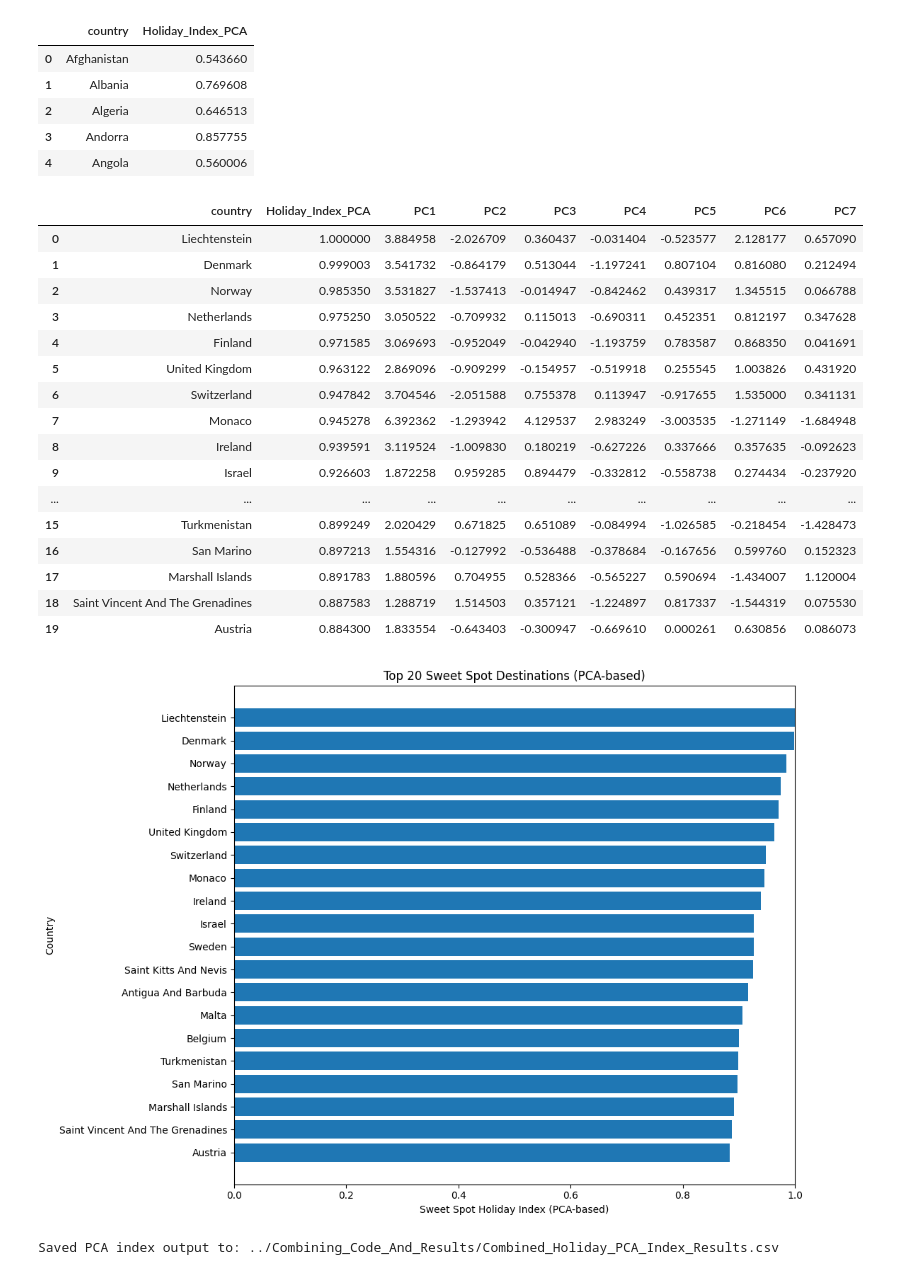
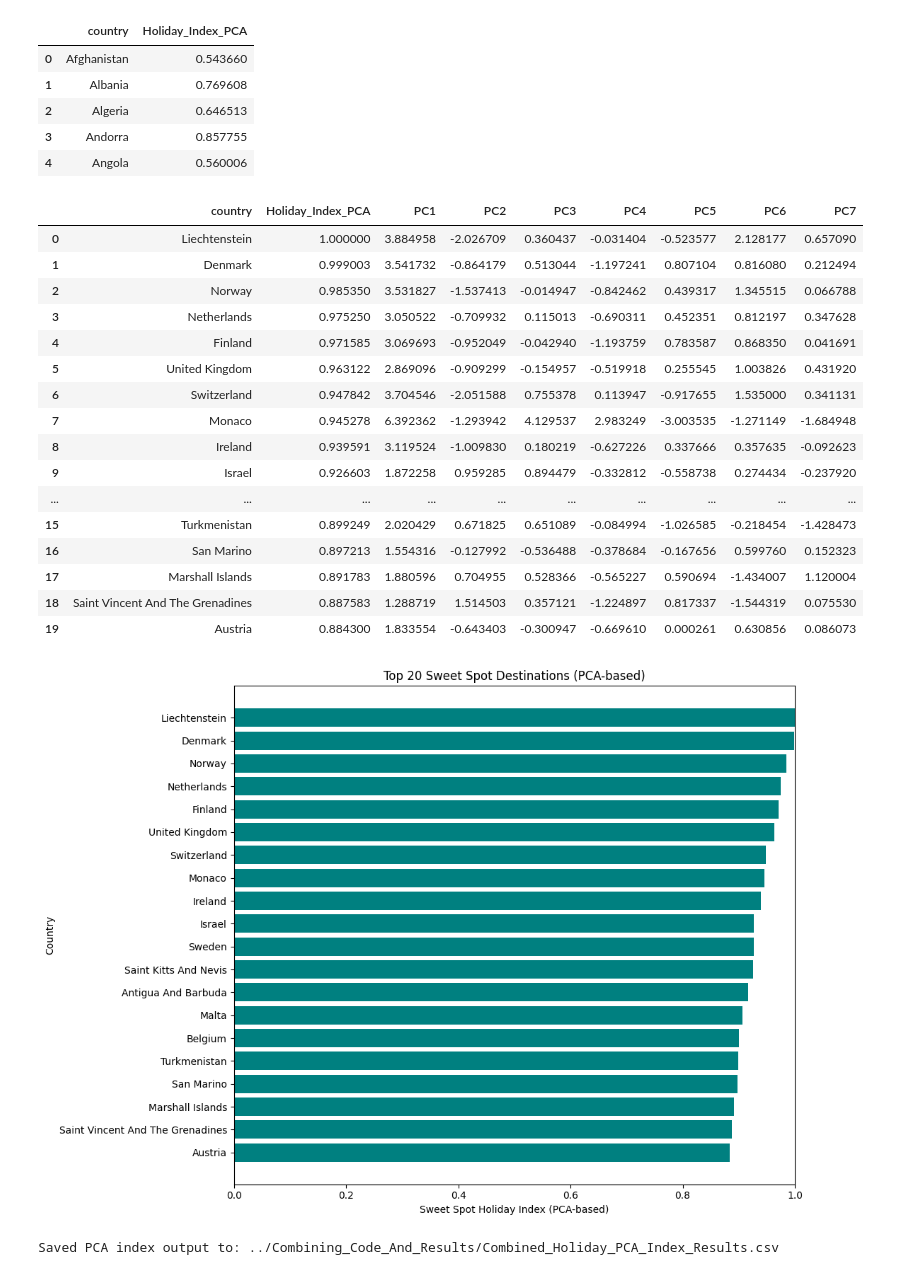
Before and after one commit to JdcStig/JamieDuffyCreagh_DAV_CA_Holiday, a Jupyter notebook: CA/Holiday/Indexes/index_sweetspot_holiday_pca.ipynb, the cells around one changed output. Saved outputs shown, nothing was run; the diff lists cells and outputs as text; code cells hidden in the pictures.

```diff
--- a/CA/Holiday/Indexes/index_sweetspot_holiday_pca.ipynb
+++ b/CA/Holiday/Indexes/index_sweetspot_holiday_pca.ipynb
@@ -66,12 +66,7 @@ print(f"Using {len(selected_pcs)} PCs: {selected_pcs}")
 Using 7 PCs: ['PC1', 'PC2', 'PC3', 'PC4', 'PC5', 'PC6', 'PC7']
 # %%
 # 2) Build a proxy desirability score from human-friendly rules
-# The proxy is a temporary "best holiday" score made from normal travel preferences
-# (good weather, affordable costs, lower disaster risk).
-#
-# PCA gives components (PCs), but each PC can point in either direction (+ or -).
-# The proxy gives me a practical reference so I can later decide which PC direction
-# means "better holiday" before building the final PCA index.
+# This proxy helps us determine whether each PC direction aligns with "better holiday"
 def target_score(series, ideal_low, ideal_high, worst_low, worst_high):
     # Best score near the center of an ideal range, fading toward worst bounds
     s = pd.to_numeric(series, errors="coerce")
@@ -89,7 +84,7 @@ def target_score(series, ideal_low, ideal_high, worst_low, worst_high):
 
 
 def low_is_better_score(series, best, worst):
-    # Lower values are better (e.g disaster count)
+    # Lower values are better (for example: disaster count)
     s = pd.to_numeric(series, errors="coerce")
     span = max(worst - best, 1e-9)
     score = 1 - ((s - best) / span)
@@ -98,7 +93,7 @@ def low_is_better_score(series, best, worst):
 
 
 def high_is_better_score(series, worst, best):
-    # Higher values are better (e.g condition score)
+    # Higher values are better (for example: condition score)
     s = pd.to_numeric(series, errors="coerce")
     span = max(best - worst, 1e-9)
     score = (s - worst) / span
@@ -119,10 +114,11 @@ specs = {
     "Unique_Days_Under_Threat": {"type": "low", "best": 0.0, "worst": 365.0},
 }
 
-# Read the full base table that has the original feature columns.
+# Read base feature table and only score fields that actually exist
 proxy_df = pd.read_csv(base_path)
+available = [c for c in specs if c in proxy_df.columns]
 
-for col in specs:
+for col in available:
     cfg = specs[col]
     if cfg["type"] == "target":
         proxy_df[f"score_{col}"] = target_score(proxy_df[col], cfg["ideal_low"], cfg["ideal_high"], cfg["worst_low"], cfg["worst_high"])
@@ -139,17 +135,12 @@ def geometric_mean_of_existing(frame, cols, eps=1e-6):
     clipped = frame[use_cols].clip(lower=eps)
     return np.exp(np.log(clipped).mean(axis=1))
 
-# Combine metric-level scores into 3 group scores (Economy, Environment, Risk),
-# then combine those into one proxy index.
-#
-# Value of the proxy: it is not your final ranking output.
-# It is a helper signal used in the next step to orient PCA components correctly.
+# Build grouped proxy scores, then a single weighted proxy holiday index
 proxy_df["Economy_Score"] = geometric_mean_of_existing(proxy_df, ["score_Mid_range_meal_pp", "score_One_way_local_transport_ticket", "score_Apartment"])
 proxy_df["Environment_Score"] = geometric_mean_of_existing(proxy_df, ["score_temperature_celsius", "score_wind_kph", "score_uv_index", "score_condition_score"])
 proxy_df["Risk_Score"] = geometric_mean_of_existing(proxy_df, ["score_Disaster_Count", "score_Median_Severity", "score_Unique_Days_Under_Threat"])
 proxy_df["Proxy_Holiday_Index"] = 0.35 * proxy_df["Economy_Score"] + 0.40 * proxy_df["Environment_Score"] + 0.25 * proxy_df["Risk_Score"]
 
-# Keep only what we need for alignment in the next cell: country + proxy index.
 proxy_view = proxy_df[["country", "Proxy_Holiday_Index"]].copy()
 display(proxy_view.head())
 # %% [output]
@@ -221,35 +212,35 @@ display(top_20_pca)
 # Horizontal bar chart makes country labels easier to read
 plot_df = top_20_pca.sort_values("Holiday_Index_PCA", ascending=True)
 plt.figure(figsize=(11, 8))
-plt.barh(plot_df["country"], plot_df["Holiday_Index_PCA"])
+plt.barh(plot_df["country"], plot_df["Holiday_Index_PCA"], color="teal")
 plt.xlabel("Sweet Spot Holiday Index (PCA-based)")
 plt.ylabel("Country")
 plt.title("Top 20 Sweet Spot Destinations (PCA-based)")
 plt.xlim(0, 1)
 plt.tight_layout()
 plt.show()
 
 # Save full country-level PCA index output for reuse in reports/analysis
 output_path = "../Combining_Code_And_Results/Combined_Holiday_PCA_Index_Results.csv"
 work[["country", "Holiday_Index_PCA"] + selected_pcs].to_csv(output_path, index=False)
 print(f"Saved PCA index output to: {output_path}")
 # %% [output]
 |  | country | Holiday_Index_PCA | PC1 | PC2 | PC3 | PC4 | PC5 | PC6 | PC7 |
 | 0 | Liechtenstein | 1.000000 | 3.884958 | -2.026709 | 0.360437 | -0.031404 | -0.523577 | 2.128177 | 0.657090 |
 | 1 | Denmark | 0.999003 | 3.541732 | -0.864179 | 0.513044 | -1.197241 | 0.807104 | 0.816080 | 0.212494 |
 | 2 | Norway | 0.985350 | 3.531827 | -1.537413 | -0.014947 | -0.842462 | 0.439317 | 1.345515 | 0.066788 |
 | 3 | Netherlands | 0.975250 | 3.050522 | -0.709932 | 0.115013 | -0.690311 | 0.452351 | 0.812197 | 0.347628 |
 | 4 | Finland | 0.971585 | 3.069693 | -0.952049 | -0.042940 | -1.193759 | 0.783587 | 0.868350 | 0.041691 |
 | 5 | United Kingdom | 0.963122 | 2.869096 | -0.909299 | -0.154957 | -0.519918 | 0.255545 | 1.003826 | 0.431920 |
 | 6 | Switzerland | 0.947842 | 3.704546 | -2.051588 | 0.755378 | 0.113947 | -0.917655 | 1.535000 | 0.341131 |
 | 7 | Monaco | 0.945278 | 6.392362 | -1.293942 | 4.129537 | 2.983249 | -3.003535 | -1.271149 | -1.684948 |
 | 8 | Ireland | 0.939591 | 3.119524 | -1.009830 | 0.180219 | -0.627226 | 0.337666 | 0.357635 | -0.092623 |
 | 9 | Israel | 0.926603 | 1.872258 | 0.959285 | 0.894479 | -0.332812 | -0.558738 | 0.274434 | -0.237920 |
 | ... | ... | ... | ... | ... | ... | ... | ... | ... | ... |
 | 15 | Turkmenistan | 0.899249 | 2.020429 | 0.671825 | 0.651089 | -0.084994 | -1.026585 | -0.218454 | -1.428473 |
 | 16 | San Marino | 0.897213 | 1.554316 | -0.127992 | -0.536488 | -0.378684 | -0.167656 | 0.599760 | 0.152323 |
 | 17 | Marshall Islands | 0.891783 | 1.880596 | 0.704955 | 0.528366 | -0.565227 | 0.590694 | -1.434007 | 1.120004 |
 | 18 | Saint Vincent And The Grenadines | 0.887583 | 1.288719 | 1.514503 | 0.357121 | -1.224897 | 0.817337 | -1.544319 | 0.075530 |
 | 19 | Austria | 0.884300 | 1.833554 | -0.643403 | -0.300947 | -0.669610 | 0.000261 | 0.630856 | 0.086073 |
-[figure, old version]
+[figure, new version]
 Saved PCA index output to: ../Combining_Code_And_Results/Combined_Holiday_PCA_Index_Results.csv
```
Also changed, not shown: parts of 2 cells of this notebook, 15 other files.
